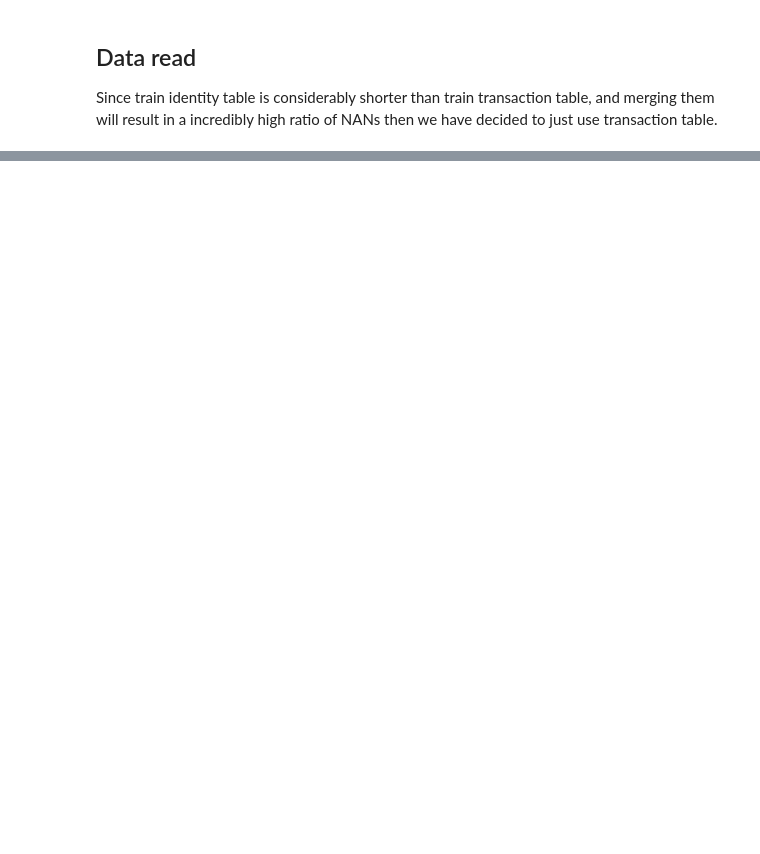
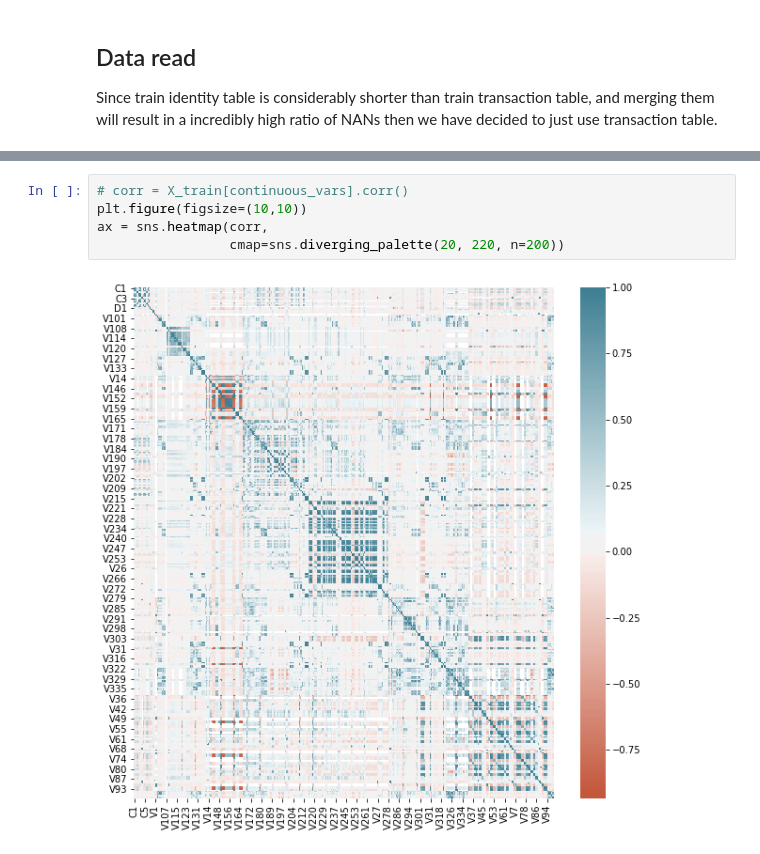
Before and after one commit to CamiVasz/aprendizaje-estadistico, a Jupyter notebook: ieee-fraud-detection/working/data_exploration.ipynb, the cells around one changed output, grey strips where cells are left out. Cells and saved outputs as stored; diff of their text form; blank space fills up the shorter version.

```diff
--- a/ieee-fraud-detection/working/data_exploration.ipynb
+++ b/ieee-fraud-detection/working/data_exploration.ipynb
@@ -187,0 +186,7 @@ train.groupby(['card1'])['D15'].transform('mean')
+# %%
+# corr = X_train[continuous_vars].corr()
+plt.figure(figsize=(10,10))
+ax = sns.heatmap(corr,
+                 cmap=sns.diverging_palette(20, 220, n=200))
+# %% [output]
+[figure, added]
```
Also changed, not shown: parts of 51 cells of this notebook, 1 other file.
